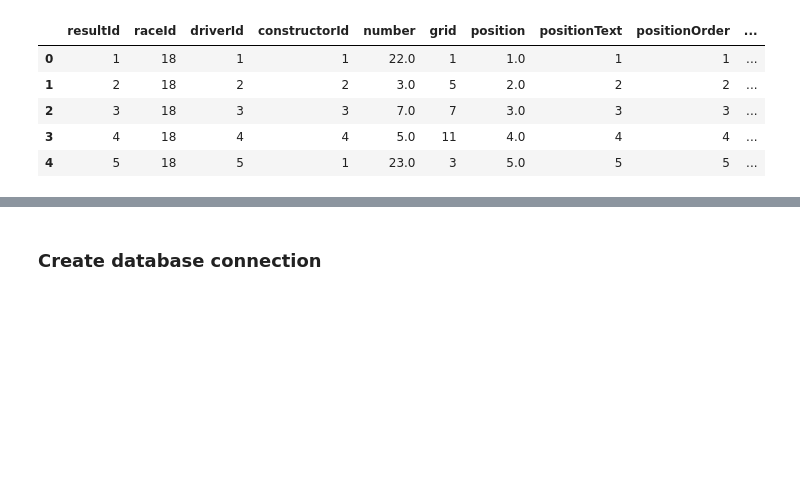
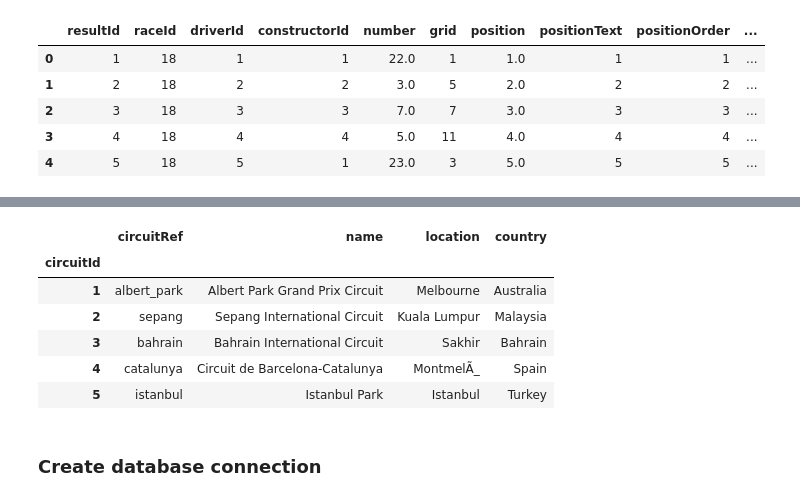
Before and after one commit to KalicoRacer/poll_position_project, a Jupyter notebook: poll_to_podium.ipynb, the cells around one changed output, grey strips where cells are left out. Drawn from its saved outputs; the diff is of its cells as text; code cells hidden in the pictures; blank space fills up the shorter version.

Commit message:
Added circuits transform code

```diff
--- a/poll_to_podium.ipynb
+++ b/poll_to_podium.ipynb
@@ -85,3 +88,18 @@ status_df.head()
+# %%
+circuits_cols = ["circuitId", "circuitRef", "name", "location", "country"]
+circuits_transformed = circuits_df[circuits_cols].copy()
+
+circuits_transformed.set_index("circuitId", inplace=True)
+
+circuits_transformed.head()
+# %% [output]
+|  | circuitRef | name | location | country |
+| circuitId |  |  |  |  |
+| 1 | albert_park | Albert Park Grand Prix Circuit | Melbourne | Australia |
+| 2 | sepang | Sepang International Circuit | Kuala Lumpur | Malaysia |
+| 3 | bahrain | Bahrain International Circuit | Sakhir | Bahrain |
+| 4 | catalunya | Circuit de Barcelona-Catalunya | MontmelÃ_ | Spain |
+| 5 | istanbul | Istanbul Park | Istanbul | Turkey |
 # %% [markdown]
 ### Create database connection
 # %%
```
Also changed, not shown: parts of 2 cells of this notebook.
